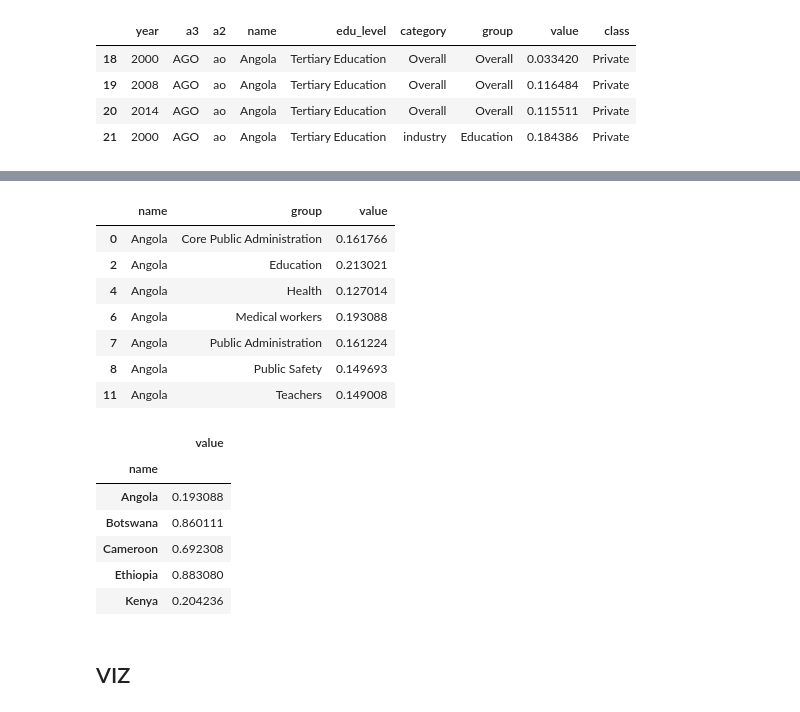
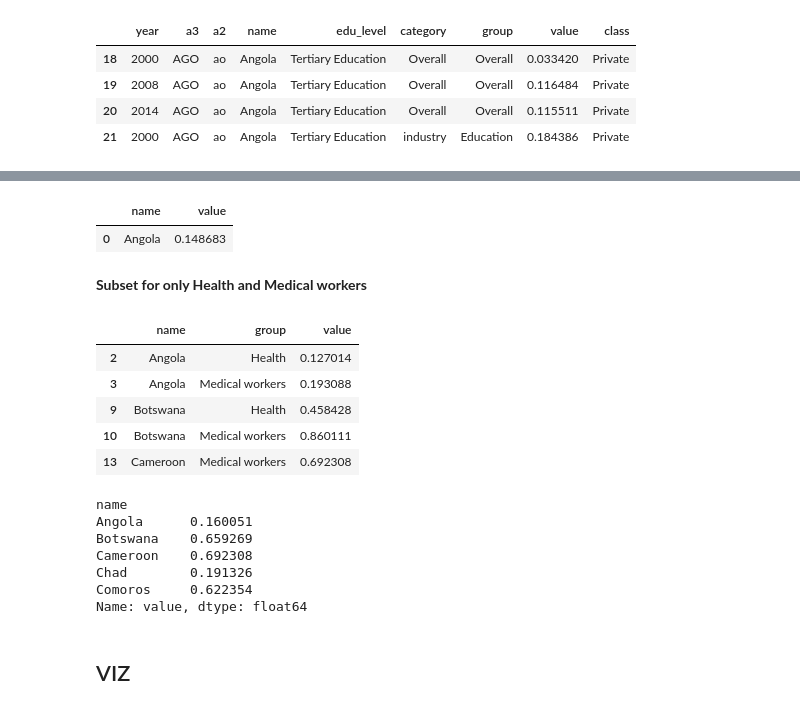
Before and after one commit to birusod/Projects2024, a Jupyter notebook: PyDocs/W18_WWBI/w18_bureaucraty_indic.ipynb, the cells around one changed output, grey strips where cells are left out. Saved outputs shown, nothing was run; the diff lists cells and outputs as text; code cells hidden in the pictures.

```diff
--- a/PyDocs/W18_WWBI/w18_bureaucraty_indic.ipynb
+++ b/PyDocs/W18_WWBI/w18_bureaucraty_indic.ipynb
@@ -59,0 +62,4 @@ dd_te.head(4)
+# %%
+ddgh =  dd_te[dd_te['class'] == 'Public']
+ddgp  = ddgh[ddgh.group != 'Overall']
+ddgp.head()
@@ -60,4 +75,4 @@ dd_te.head(4)
 # %%
-ddg  = dd_te[dd_te.group != 'Overall'].groupby(['name', 'group', 'class'])['value'].mean().reset_index()
-ddg.head()
+ddf  = ddgp.groupby(['name', 'group'])['value'].mean().reset_index()
+ddf.head()
 # %% [output]
@@ -81,11 +89,7 @@ ddgp.head()
 # %%
-ddgp[ddgp.name  == 'Angola']
+ddf[ddf.name  == 'Angola']
 # %% [output]
-|  | name | group | value |
-| 0 | Angola | Core Public Administration | 0.161766 |
-| 2 | Angola | Education | 0.213021 |
-| 4 | Angola | Health | 0.127014 |
-| 6 | Angola | Medical workers | 0.193088 |
-| 7 | Angola | Public Administration | 0.161224 |
-| 8 | Angola | Public Safety | 0.149693 |
-| 11 | Angola | Teachers | 0.149008 |
+|  | name | value |
+| 0 | Angola | 0.148683 |
+# %% [markdown]
+**Subset for only  Health and Medical  workers**
@@ -92,16 +98,24 @@ ddgp[ddgp.name  == 'Angola']
+# %%
+med_workers_public.head()
+# %% [output]
+|  | name | group | value |
+| 2 | Angola | Health | 0.127014 |
+| 3 | Angola | Medical workers | 0.193088 |
+| 9 | Botswana | Health | 0.458428 |
+| 10 | Botswana | Medical workers | 0.860111 |
+| 13 | Cameroon | Medical workers | 0.692308 |
 # %%
-med_workers_public = ddgp[ddgp.group  == 'Medical workers']
-
-mwp = med_workers_public.drop(['group'], axis=1).set_index('name')
-mwp.head()
+#mwp = med_workers_public.drop(['group'], axis=1).set_index('name')
+med_df  =  med_workers_public.groupby('name')['value'].mean()
+med_df.head()
 # %% [output]
-|  | value |
-| name |  |
-| Angola | 0.193088 |
-| Botswana | 0.860111 |
-| Cameroon | 0.692308 |
-| Ethiopia | 0.883080 |
-| Kenya | 0.204236 |
+name
+Angola      0.160051
+Botswana    0.659269
+Cameroon    0.692308
+Chad        0.191326
+Comoros     0.622354
+Name: value, dtype: float64
 # %% [markdown]
 ##  VIZ
 # %% [markdown]
```
Also changed, not shown: parts of 12 cells of this notebook.
